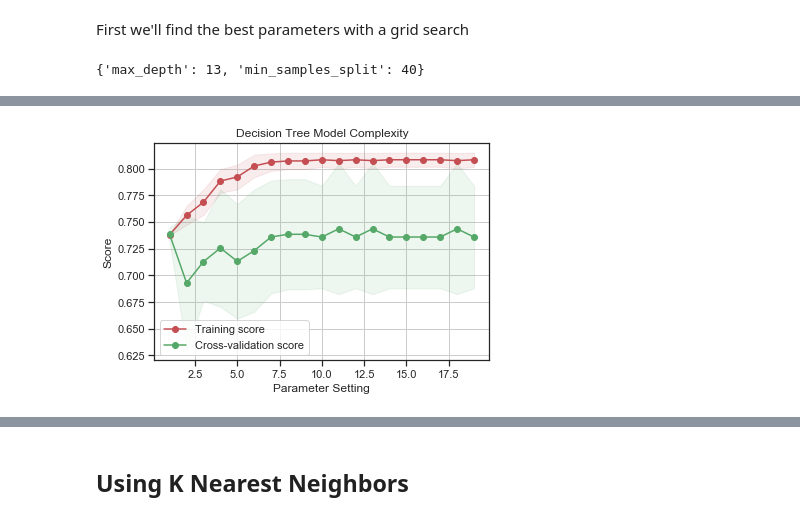
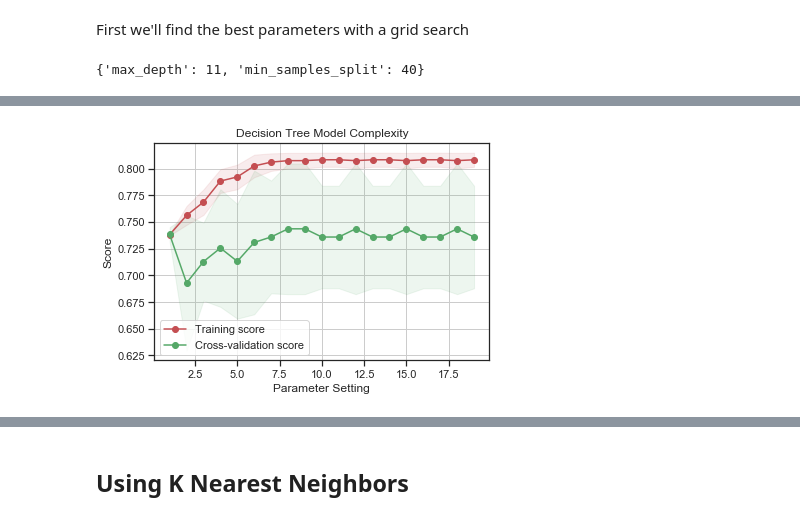
Before and after one commit to JonMcEntee/gatech, a Jupyter notebook: Machine Learning - Assignment 1 Blood Donor Data.ipynb, the cells around one changed output, grey strips where cells are left out. Cells and saved outputs as stored; diff of their text form; code cells hidden in the pictures.

```diff
--- a/Machine Learning - Assignment 1 Blood Donor Data.ipynb
+++ b/Machine Learning - Assignment 1 Blood Donor Data.ipynb
@@ -54,6 +33,0 @@ abalone_data.head()
-# %%
-sns.set(style='ticks')
-data_to_pairplot = abalone_data.drop(['shucked_weight'], axis=1)
-sns.pairplot(data_to_pairplot, hue='age_category', vars=['length', 'diameter', 'height',
-                                                         'whole_weight', 'viscera_weight',
-                                                         'shell_weight'])
@@ -92,6 +59,6 @@ sns.pairplot(blood_data, hue='donated_blood', vars=['frequency', 'time'])
 # %%
 y = blood_data["donated_blood"]
-X = blood_data.drop(["donated_blood"], axis=1)
+X = blood_data.drop(["donated_blood", "monetary"], axis=1)
 # %% [markdown]
 There are a lot of duplicate values within the data causing noise
 # %%
@@ -127,6 +84,3 @@ car_data = pd.get_dummies(car_data, columns=['buying_price', 'maintenance', 'num
-# %%
-y = car_data.car_rating
-X = car_data.drop(['car_rating'], axis=1)
 # %% [markdown]
 ## Create Test and Training Sets
 # %%
@@ -253,10 +207,11 @@ clf = GridSearchCV(decision_tree, parameters, cv=10, n_jobs=-1)
 clf.fit(X_train, y_train)
 clf.best_params_
 # %% [output]
-{'max_depth': 13, 'min_samples_split': 40}
+{'max_depth': 11, 'min_samples_split': 40}
 # %%
 # built in validation curve
 clf = DecisionTreeClassifier(min_samples_split=40)
 plot_validation_curve(estimator=clf, title="Decision Tree Model Complexity",
-                      X=X_train, y=y_train, param_name='max_depth', param_range=range(1, 20), cv=10)
+                      X=X_train, y=y_train, param_name='max_depth',
+                      param_range=range(1, 20), cv=10)
 # %% [output]
@@ -264,3 +219,3 @@ plot_validation_curve(estimator=clf, title="Decision Tree Model Complexity",
-[figure, old version]
+[figure, new version]
 # %%
 # the built in learning curve
```
Also changed, not shown: parts of 23 cells of this notebook.
